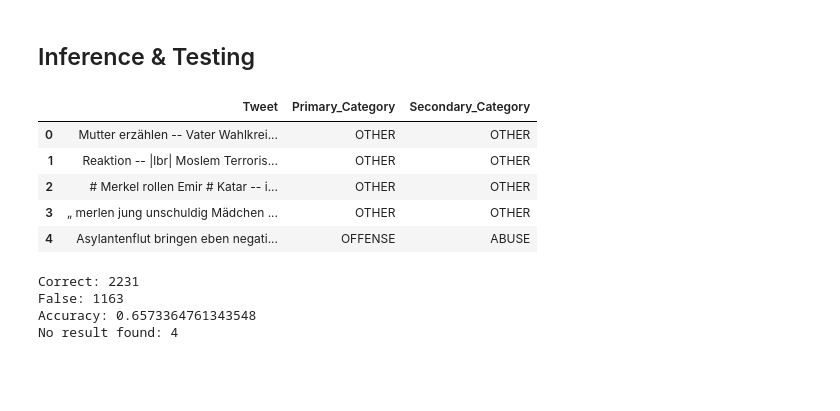
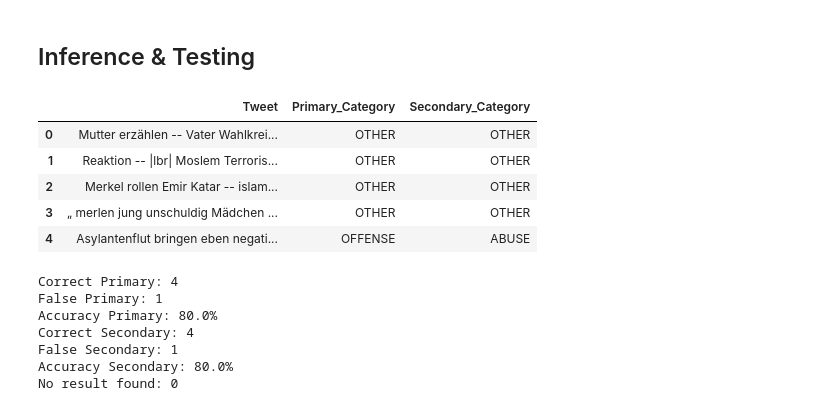
Before and after one commit to TrisNol/weaviate-case-study, a Jupyter notebook: notebook.ipynb, the cells around one changed output. Cells and saved outputs as stored; diff of their text form; code cells hidden in the pictures; blank space fills up the shorter version.

```diff
--- a/notebook.ipynb
+++ b/notebook.ipynb
@@ -39,12 +39,16 @@ df.Secondary_Category.value_counts().plot.bar()
 import re
 
 
-def retrieve_hashtags(text: str):
-    regex = r"\B(\#[a-zA-Z_\-0-9]+\b)"
+def retrieve_hashtags(text: str, regex = r"\B(\#[a-zA-Z_\-0-9]+\b)"):
     return re.findall(regex, text)
+
+def remove_hashtags(text: str):
+    return text.replace('#', '')
+
 
 
 df['Hashtags'] = df.Tweet.progress_apply(retrieve_hashtags)
+df.Tweet = df.Tweet.progress_apply(remove_hashtags)
 df.head()
 # %% [output]
 |  | Tweet | Primary_Category | Secondary_Category | Hashtags |
@@ -275,14 +283,15 @@ with client.batch as batch:
 # %%
 df_test = pd.read_csv("./data/germeval2018.test.txt", delimiter="\t",
                       header=None, names=["Tweet", "Primary_Category", "Secondary_Category"])
 df_test.Tweet = df_test.Tweet.progress_apply(remove_mentions)
+df_test.Tweet = df_test.Tweet.progress_apply(remove_hashtags)
 df_test.Tweet = df_test.Tweet.progress_apply(text_cleansing)
 df_test.head()
 # %% [output]
 |  | Tweet | Primary_Category | Secondary_Category |
 | 0 | Mutter erzählen -- Vater Wahlkrei... | OTHER | OTHER |
 | 1 | Reaktion -- |lbr| Moslem Terroris... | OTHER | OTHER |
-| 2 | # Merkel rollen Emir # Katar -- i... | OTHER | OTHER |
+| 2 | Merkel rollen Emir Katar -- islam... | OTHER | OTHER |
 | 3 | „ merlen jung unschuldig Mädchen ... | OTHER | OTHER |
 | 4 | Asylantenflut bringen eben negati... | OFFENSE | ABUSE |
 # %%
@@ -297,8 +306,12 @@ def predict(client, text, certainty=0.65) -> tuple:
         return (predicted_primary, predicted_secondary)
     return None
 # %%
-correct_predictions = 0
-false_predictions = 0
+correct_predictions_primary = 0
+false_predictions_primary = 0
+
+correct_predictions_secondary = 0
+false_predictions_secondary = 0
+
 no_result = 0
 
 for i in trange(len(df_test)):
@@ -308,21 +321,35 @@ for i in trange(len(df_test)):
         if prediction != None:
             (predicted_primary, predicted_secondary) = prediction
             if predicted_primary == entry['Primary_Category']:
-                correct_predictions += 1
+                correct_predictions_primary += 1
             else:
-                false_predictions += 1
+                false_predictions_primary += 1
+
+            if predicted_secondary == entry['Secondary_Category']:
+                correct_predictions_secondary += 1
+            else:
+                false_predictions_secondary += 1
         else:
             no_result += 1
     except Exception as e:
         print(f"Error at Index: {i}")
 
-print(f"Correct: {correct_predictions}")
-print(f"False: {false_predictions}")
+print(f"Correct Primary: {correct_predictions_primary}")
+print(f"False Primary: {false_predictions_primary}")
 print(
-    f"Accuracy: {correct_predictions/(correct_predictions+false_predictions)}")
+    f"Accuracy Primary: {round(correct_predictions_primary/(correct_predictions_primary+false_predictions_primary)*100,2)}%")
+
+print(f"Correct Secondary: {correct_predictions_secondary}")
+print(f"False Secondary: {false_predictions_secondary}")
+print(
+    f"Accuracy Secondary: {round(correct_predictions_secondary/(correct_predictions_secondary+false_predictions_secondary)*100,2)}%")
+
 print(f"No result found: {no_result}")
 # %% [output]
-Correct: 2231
-False: 1163
-Accuracy: 0.6573364761343548
-No result found: 4
+Correct Primary: 4
+False Primary: 1
+Accuracy Primary: 80.0%
+Correct Secondary: 4
+False Secondary: 1
+Accuracy Secondary: 80.0%
+No result found: 0
```
Also changed, not shown: parts of 2 cells of this notebook, 3 other files.
